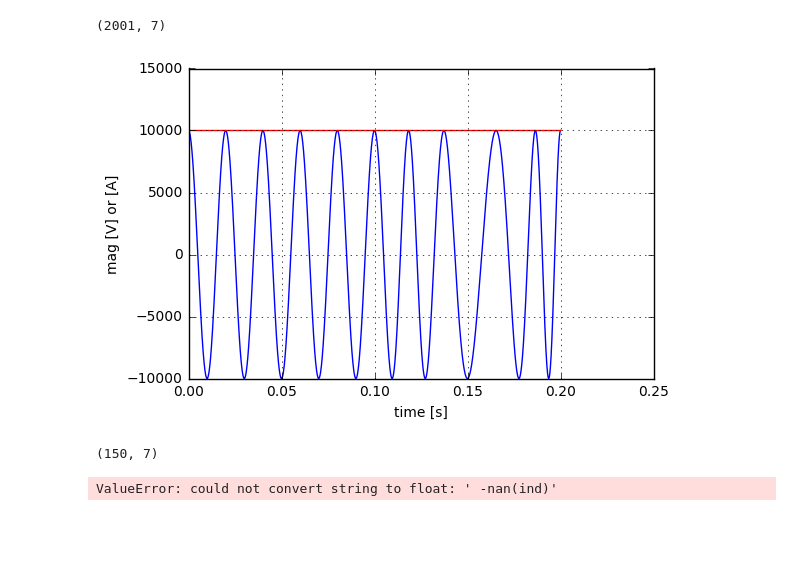
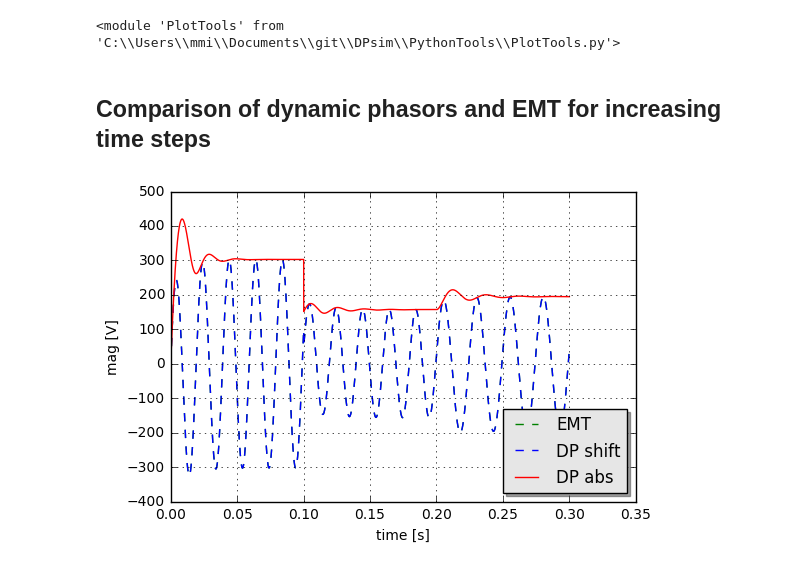
Before and after one commit to ElsevierSoftwareX/SOFTX_2018_244, a Jupyter notebook: PythonTools/SimpleCircuitTest.ipynb, the cells around one changed output. Saved outputs shown, nothing was run; the diff lists cells and outputs as text; code cells hidden in the pictures; blank space fills up the shorter version.

Commit message:
first version of comparison between EMT and DP

```diff
--- a/PythonTools/SimpleCircuitTest.ipynb
+++ b/PythonTools/SimpleCircuitTest.ipynb
@@ -6,16 +6,13 @@
 import importlib
 import PlotTools as pt
 importlib.reload(pt)
-
-pt.plotNodeResults('..\VisualStudio\DPsimVS2015\data_j.csv',1)
 # %% [output]
-(2001, 7)
+<module 'PlotTools' from 'C:\\Users\\mmi\\Documents\\git\\DPsim\\PythonTools\\PlotTools.py'>
-[figure, removed]
-# %%
-import importlib
-import PlotTools as pt
-importlib.reload(pt)
-pt.plotEmtNodeResults('..\VisualStudio\DPsimVS2015\RightSideVectorLog_EMT.csv',2)
-# %% [output]
-(150, 7)
-ValueError: could not convert string to float: ' -nan(ind)'
+# %% [markdown]
+## Comparison of dynamic phasors and EMT for increasing time steps
+# %%
+importlib.reload(pt)
+pt.plotNodeVoltageDpEmt('..\VisualStudio\DPsimVS2015\Logs\LeftVectorLog_VarFreqRXLineResLoad_5e-05.csv',
+                        '..\VisualStudio\DPsimVS2015\Logs\LeftVectorLog_VarFreqRXLineResLoadEMT_5e-05.csv',3)
+# %% [output]
+[figure, added]
```
Also changed, not shown: parts of 7 cells of this notebook, 18 other files.
